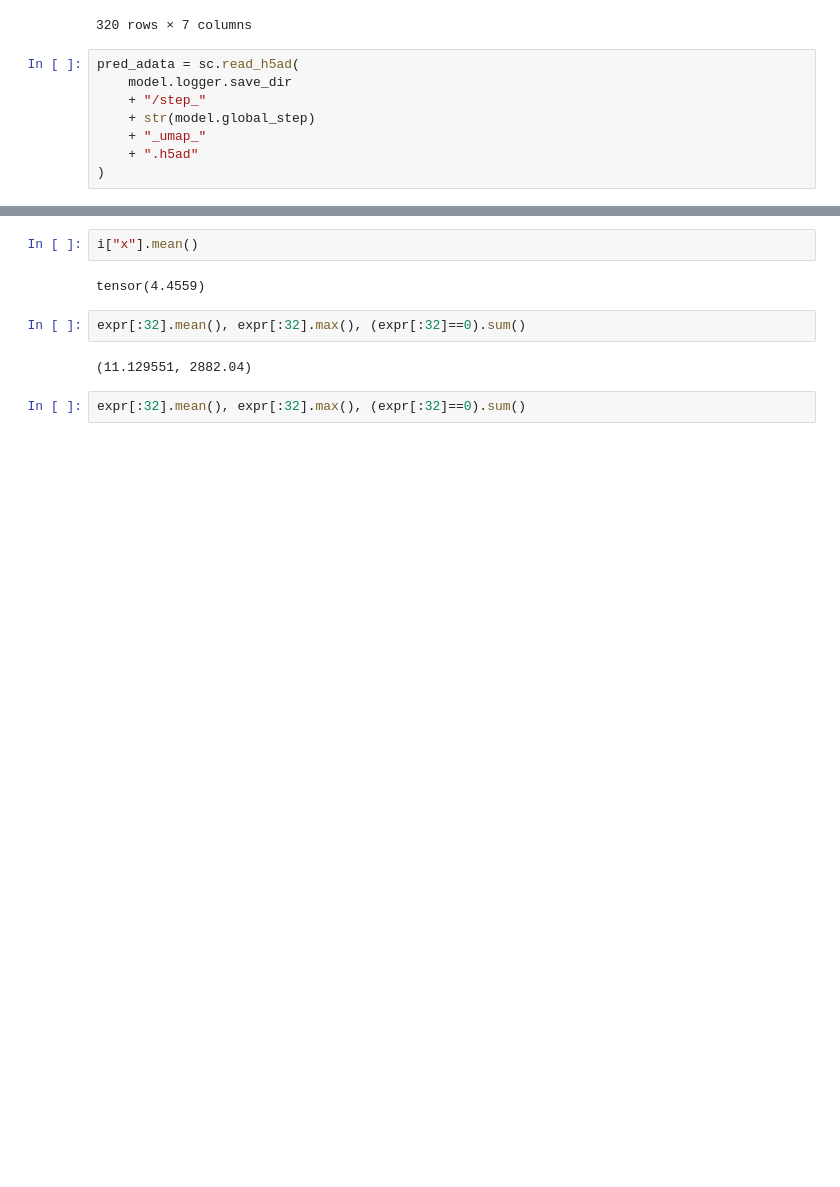
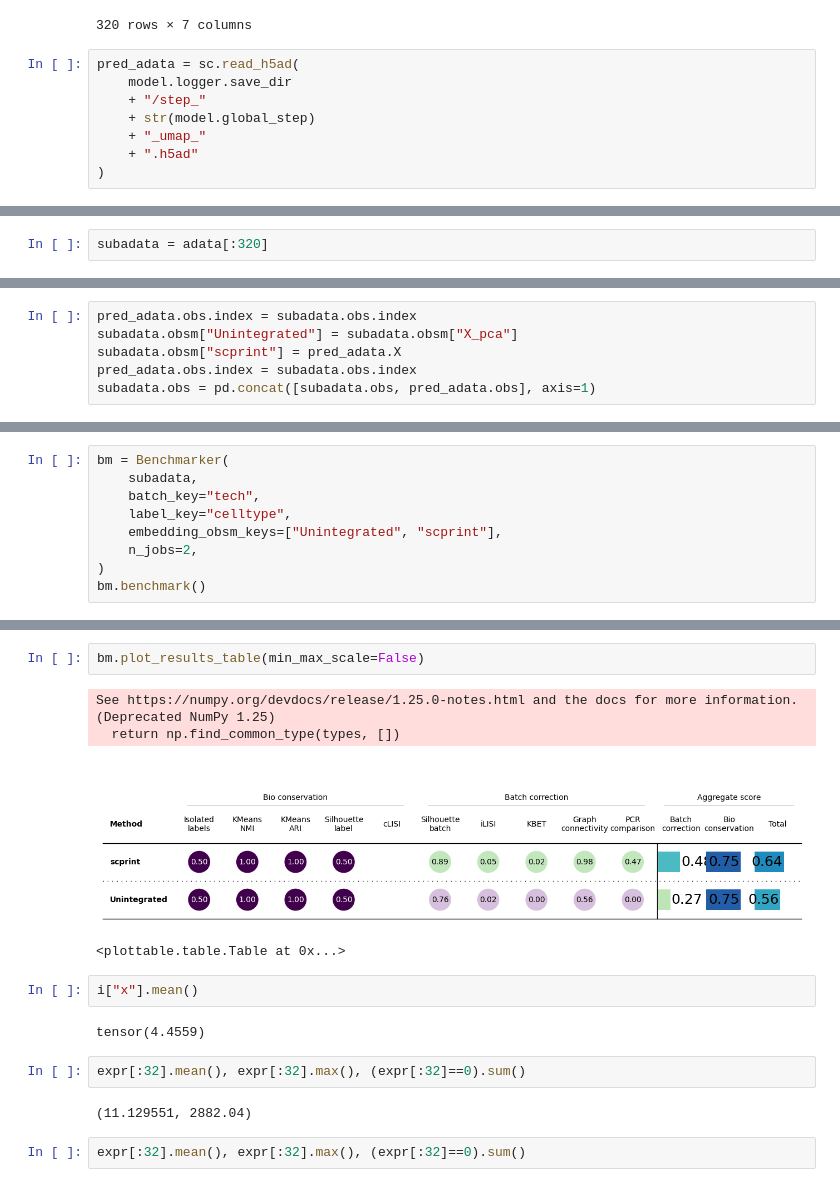
Before and after one commit to jkobject/scPRINT, a Jupyter notebook: notebooks/assessments/embedding_bench_and_task.ipynb, the cells around one changed output, grey strips where cells are left out. Drawn from its saved outputs; the diff is of its cells as text; blank space fills up the shorter version.

```diff
--- a/notebooks/assessments/embedding_bench_and_task.ipynb
+++ b/notebooks/assessments/embedding_bench_and_task.ipynb
@@ -265,0 +224,2 @@ expr[:32].astype(int).mean()
+# %%
+subadata = adata[:320]
@@ -265,0 +228,6 @@ expr[:32].astype(int).mean()
+# %%
+pred_adata.obs.index = subadata.obs.index
+subadata.obsm["Unintegrated"] = subadata.obsm["X_pca"]
+subadata.obsm["scprint"] = pred_adata.X
+pred_adata.obs.index = subadata.obs.index
+subadata.obs = pd.concat([subadata.obs, pred_adata.obs], axis=1)
@@ -265,0 +236,9 @@ expr[:32].astype(int).mean()
+# %%
+bm = Benchmarker(
+    subadata,
+    batch_key="tech",
+    label_key="celltype",
+    embedding_obsm_keys=["Unintegrated", "scprint"],
+    n_jobs=2,
+)
+bm.benchmark()
@@ -266,3 +250,10 @@ expr[:32].astype(int).mean()
+# %%
+bm.plot_results_table(min_max_scale=False)
+# %% [output]
+See https://numpy.org/devdocs/release/1.25.0-notes.html and the docs for more information.  (Deprecated NumPy 1.25)
+  return np.find_common_type(types, [])
+[figure, added]
+<plottable.table.Table at 0x...>
 # %%
 i["x"].mean()
 # %% [output]
```
Also changed, not shown: parts of 14 cells of this notebook.
